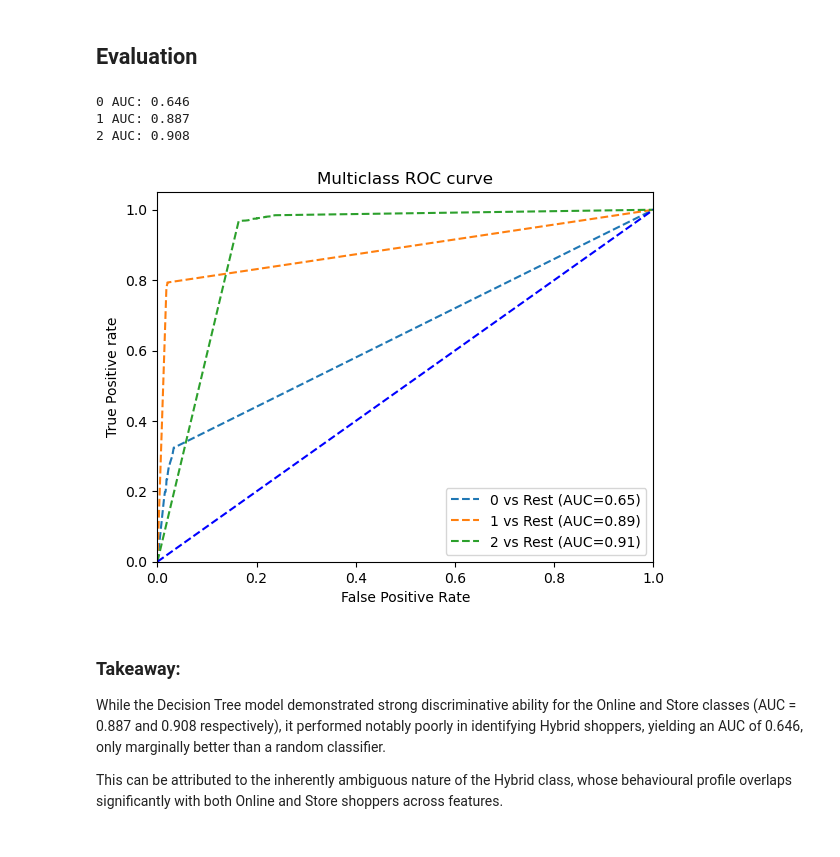
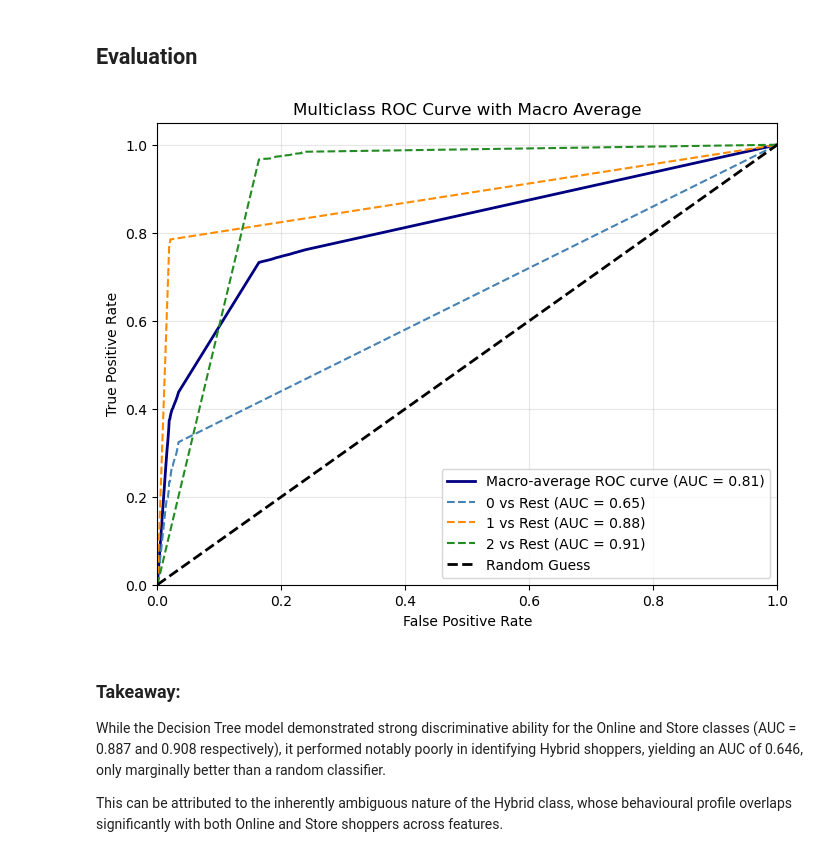
Before and after one commit to marvv0905/ISOM3360-project, a Jupyter notebook: model_decisionTree.ipynb, the cells around one changed output. Saved outputs shown, nothing was run; the diff lists cells and outputs as text; code cells hidden in the pictures.

```diff
--- a/model_decisionTree.ipynb
+++ b/model_decisionTree.ipynb
@@ -191,43 +191,68 @@ Training data accuracy = 0.9870334464372273
 # %% [markdown]
 ## Evaluation
 # %%
+import numpy as np
+import matplotlib.pyplot as plt
 from sklearn.metrics import roc_curve, auc
 from sklearn.preprocessing import label_binarize
 
+# Assuming final_model, x_test, y_test are already defined
 y_score = final_model.predict_proba(x_test)
 classes = list(final_model.classes_)
 y_test_bin = label_binarize(y_test, classes=classes)
+n_classes = len(classes)
 
-for i, cls in enumerate(classes):
-    fpr, tpr, _ = roc_curve(y_test_bin[:, i], y_score[:,i])
-    print(f"{cls} AUC: {auc(fpr, tpr):.3f}")
-
-roc_auc = dict()
 fpr = dict()
 tpr = dict()
-thresh = dict()
+roc_auc = dict()
 
-for i in range(len(classes)):
-    fpr[i], tpr[i], thresh[i] = roc_curve(y_test_bin[:,i], y_score[:,i])
+# 1. Calculate individual OvR ROC curves
+for i in range(n_classes):
+    fpr[i], tpr[i], _ = roc_curve(y_test_bin[:, i], y_score[:, i])
     roc_auc[i] = auc(fpr[i], tpr[i])
 
-    # plotting
-    plt.plot(fpr[i], tpr[i], linestyle='--',
-             label='%s vs Rest (AUC=%0.2f)'%(classes[i],roc_auc[i]))
+# 2. Calculate Macro-Average ROC curve
+# Aggregate all unique false positive rates across all classes
+all_fpr = np.unique(np.concatenate([fpr[i] for i in range(n_classes)]))
 
-plt.plot([0,1],[0,1],'b--')
-plt.xlim([0,1])
-plt.ylim([0,1.05])
-plt.title('Multiclass ROC curve')
+# Interpolate all ROC curves at these points
+mean_tpr = np.zeros_like(all_fpr)
+for i in range(n_classes):
+    mean_tpr += np.interp(all_fpr, fpr[i], tpr[i])
+
+# Average the interpolated true positive rates and compute AUC
+mean_tpr /= n_classes
+fpr["macro"] = all_fpr
+tpr["macro"] = mean_tpr
+roc_auc["macro"] = auc(fpr["macro"], tpr["macro"])
+
+# 3. Plotting
+plt.figure(figsize=(8, 6))
+
+# Plot the Macro-average curve prominently
+plt.plot(fpr["macro"], tpr["macro"],
+         label=f'Macro-average ROC curve (AUC = {roc_auc["macro"]:.2f})',
+         color='navy', linestyle='-', linewidth=2)
+
+# Plot individual class curves
+colors = ['steelblue', 'darkorange', 'forestgreen']
+for i, color in enumerate(colors):
+    plt.plot(fpr[i], tpr[i], color=color, linestyle='--',
+             label=f'{classes[i]} vs Rest (AUC = {roc_auc[i]:.2f})')
+
+# Plot random guess baseline
+plt.plot([0, 1], [0, 1], 'k--', lw=2, label='Random Guess')
+
+plt.xlim([0.0, 1.0])
+plt.ylim([0.0, 1.05])
+plt.title('Multiclass ROC Curve with Macro Average')
 plt.xlabel('False Positive Rate')
-plt.ylabel('True Positive rate')
-plt.legend(loc='lower right')
+plt.ylabel('True Positive Rate')
+plt.legend(loc="lower right")
+plt.grid(alpha=0.3)
 plt.show()
 # %% [output]
-0 AUC: 0.646
-1 AUC: 0.887
-2 AUC: 0.908
-[figure, old version]
+[figure, new version]
 # %% [markdown]
 ### Takeaway:
 
```
Also changed, not shown: parts of 5 cells of this notebook, 2 other files.
